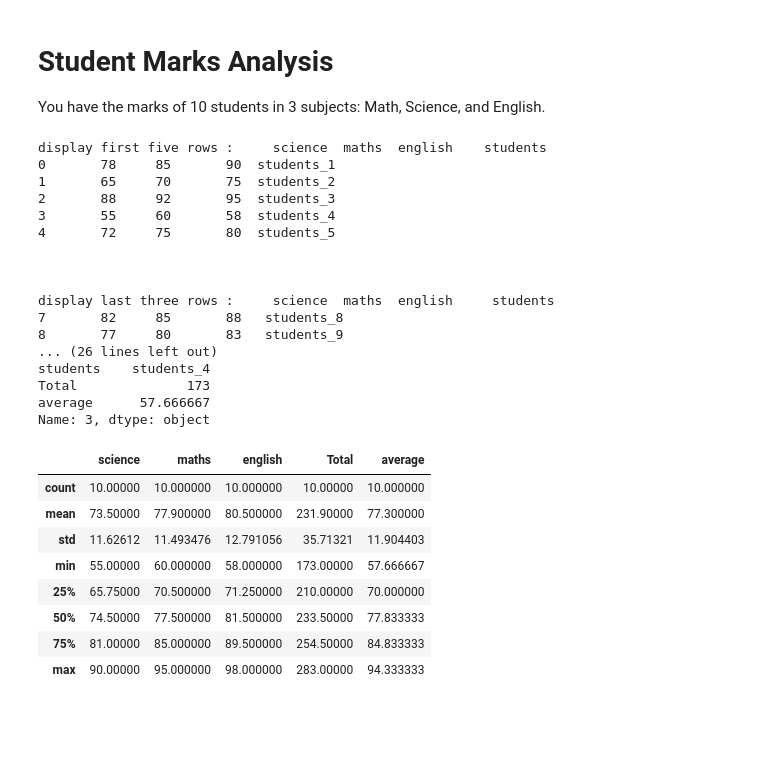
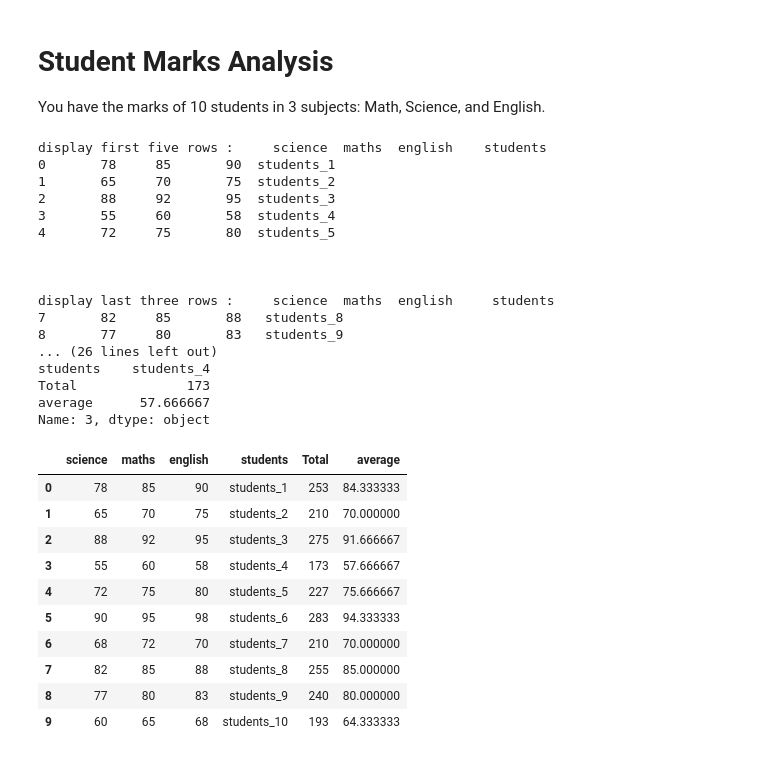
Before and after one commit to Engr-Jawad/Matplotlib_laibrary, a Jupyter notebook: problem2.ipynb, the cells around one changed output. Cells and saved outputs as stored; diff of their text form; code cells hidden in the pictures; blank space fills up the shorter version.

Commit message:
student performance analysis

```diff
--- a/problem2.ipynb
+++ b/problem2.ipynb
@@ -37,39 +37,42 @@ df["Total"] = df["science"] + df["maths"] + df["english"]
 # add new columns average
 df["average"] =  df[["science", "maths", "english"]].mean(axis=1)
 
 # find students with highest total marks
 student_high_marks = df.loc[df["Total"].idxmax()]
 print("students with highest marks :\n ",student_high_marks)
 print("\n\n")
 # find students with lowest total marks
 student_lowest_marks = df.loc[df["Total"].idxmin()]
 print("student with lowest marks : \n",student_lowest_marks)
 # summary statistics
 df.describe()
+df
 # %% [output]
 display first five rows :     science  maths  english    students
 0       78     85       90  students_1
 1       65     70       75  students_2
 2       88     92       95  students_3
 3       55     60       58  students_4
 4       72     75       80  students_5
 
 
 
 display last three rows :     science  maths  english     students
 7       82     85       88   students_8
 8       77     80       83   students_9
 ... (26 lines left out)
 students    students_4
 Total              173
 average      57.666667
 Name: 3, dtype: object
-|  | science | maths | english | Total | average |
-| count | 10.00000 | 10.000000 | 10.000000 | 10.00000 | 10.000000 |
-| mean | 73.50000 | 77.900000 | 80.500000 | 231.90000 | 77.300000 |
-| std | 11.62612 | 11.493476 | 12.791056 | 35.71321 | 11.904403 |
-| min | 55.00000 | 60.000000 | 58.000000 | 173.00000 | 57.666667 |
-| 25% | 65.75000 | 70.500000 | 71.250000 | 210.00000 | 70.000000 |
-| 50% | 74.50000 | 77.500000 | 81.500000 | 233.50000 | 77.833333 |
-| 75% | 81.00000 | 85.000000 | 89.500000 | 254.50000 | 84.833333 |
-| max | 90.00000 | 95.000000 | 98.000000 | 283.00000 | 94.333333 |
+|  | science | maths | english | students | Total | average |
+| 0 | 78 | 85 | 90 | students_1 | 253 | 84.333333 |
+| 1 | 65 | 70 | 75 | students_2 | 210 | 70.000000 |
+| 2 | 88 | 92 | 95 | students_3 | 275 | 91.666667 |
+| 3 | 55 | 60 | 58 | students_4 | 173 | 57.666667 |
+| 4 | 72 | 75 | 80 | students_5 | 227 | 75.666667 |
+| 5 | 90 | 95 | 98 | students_6 | 283 | 94.333333 |
+| 6 | 68 | 72 | 70 | students_7 | 210 | 70.000000 |
+| 7 | 82 | 85 | 88 | students_8 | 255 | 85.000000 |
+| 8 | 77 | 80 | 83 | students_9 | 240 | 80.000000 |
+| 9 | 60 | 65 | 68 | students_10 | 193 | 64.333333 |
```
Also changed, not shown: parts of 3 cells of this notebook.
